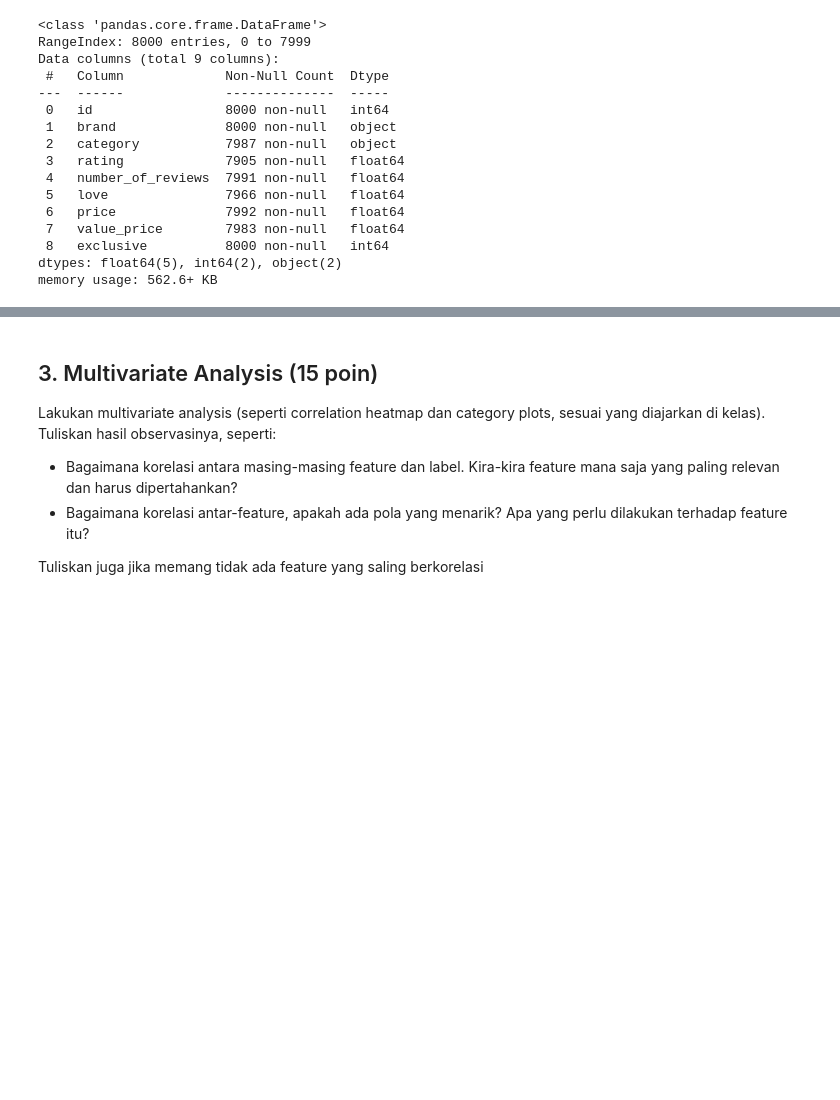
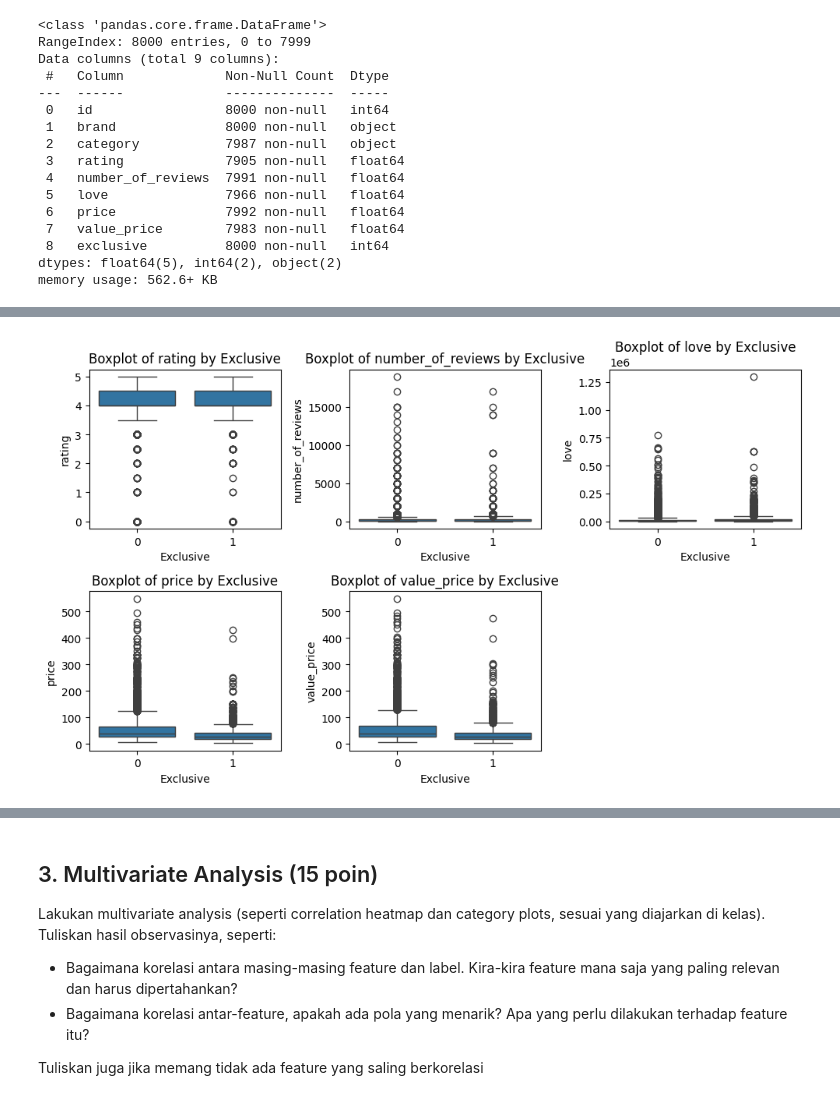
Before and after one commit to AgungHari/Rakamin_HW_MachineLearningPreparation, a Jupyter notebook: Homework/Mentahan.ipynb, the cells around one changed output, grey strips where cells are left out. Drawn from its saved outputs; the diff is of its cells as text; code cells hidden in the pictures; blank space fills up the shorter version.

```diff
--- a/Homework/Mentahan.ipynb
+++ b/Homework/Mentahan.ipynb
@@ -181,0 +187,13 @@ plt.show()
+# %%
+#boxplot untuk tiap kolom berdasarkan exclusive atau tidak exclusive
+plt.figure(figsize=(10, 6))
+for i, col in enumerate(numeric_cols_gemeter):
+    plt.subplot(2, 3, i + 1)
+    sns.boxplot(x='exclusive', y=col, data=agung)
+    plt.title(f'Boxplot of {col} by Exclusive')
+    plt.xlabel('Exclusive')
+    plt.ylabel(col)
+plt.tight_layout()
+plt.show()
+# %% [output]
+[figure, added]
```
Also changed, not shown: parts of 55 cells of this notebook, 1 other file.
